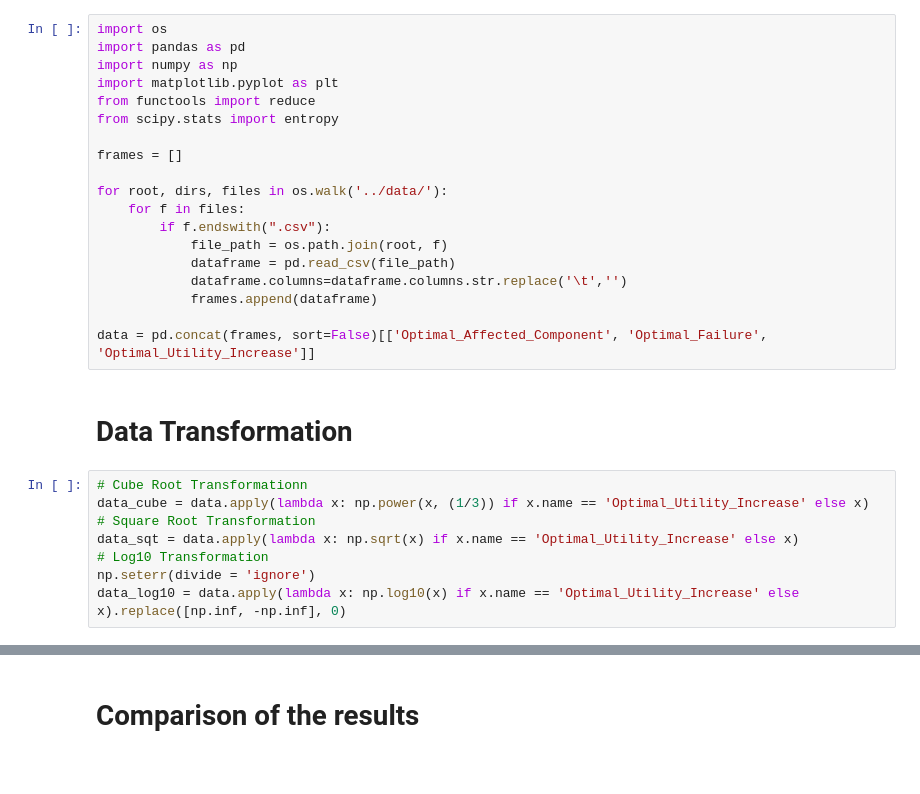
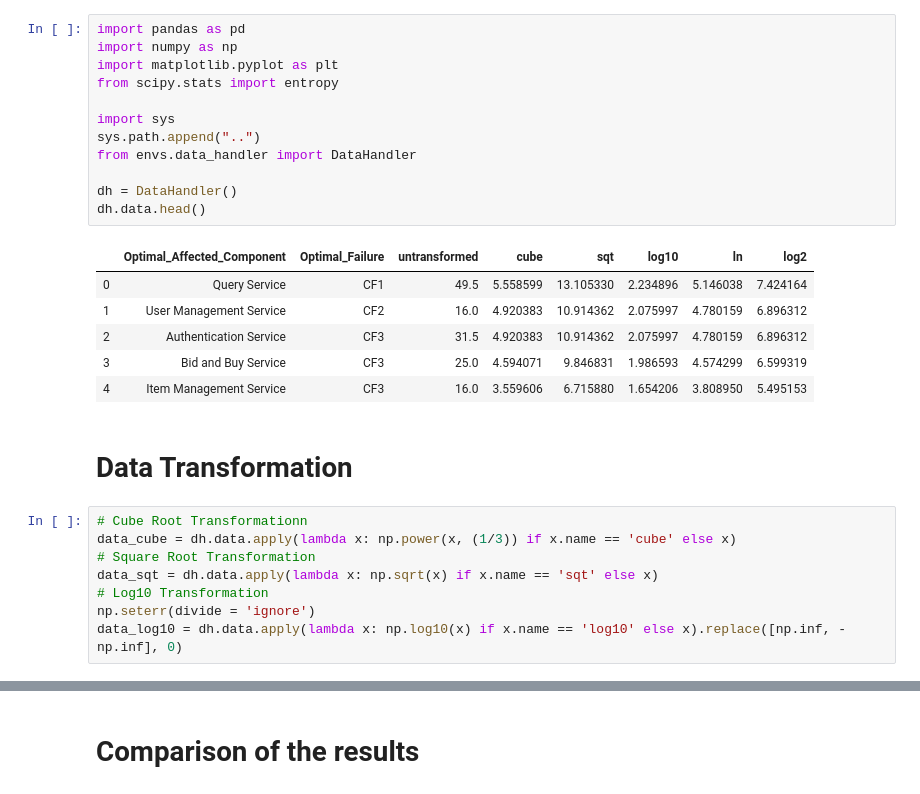
Before and after one commit to hpi-sam/rl-4-self-repair, a Jupyter notebook: data_analysis/data_transformation_analysis.ipynb, the cells around one changed output, grey strips where cells are left out. Cells and saved outputs as stored; diff of their text form.

```diff
--- a/data_analysis/data_transformation_analysis.ipynb
+++ b/data_analysis/data_transformation_analysis.ipynb
@@ -1,32 +1,32 @@
-# %%
-import os
-import pandas as pd
-import numpy as np
-import matplotlib.pyplot as plt
-from functools import reduce
-from scipy.stats import entropy
-
-frames = []
-
-for root, dirs, files in os.walk('../data/'):
-    for f in files:
-        if f.endswith(".csv"):
-            file_path = os.path.join(root, f)
-            dataframe = pd.read_csv(file_path)
-            dataframe.columns=dataframe.columns.str.replace('\t','')
-            frames.append(dataframe)
-
-data = pd.concat(frames, sort=False)[['Optimal_Affected_Component', 'Optimal_Failure', 'Optimal_Utility_Increase']]
+# %%
+import pandas as pd
+import numpy as np
+import matplotlib.pyplot as plt
+from scipy.stats import entropy
+
+import sys
+sys.path.append("..")
+from envs.data_handler import DataHandler
+
+dh = DataHandler()
+dh.data.head()
+# %% [output]
+|  | Optimal_Affected_Component | Optimal_Failure | untransformed | cube | sqt | log10 | ln | log2 |
+| 0 | Query Service | CF1 | 49.5 | 5.558599 | 13.105330 | 2.234896 | 5.146038 | 7.424164 |
+| 1 | User Management Service | CF2 | 16.0 | 4.920383 | 10.914362 | 2.075997 | 4.780159 | 6.896312 |
+| 2 | Authentication Service | CF3 | 31.5 | 4.920383 | 10.914362 | 2.075997 | 4.780159 | 6.896312 |
+| 3 | Bid and Buy Service | CF3 | 25.0 | 4.594071 | 9.846831 | 1.986593 | 4.574299 | 6.599319 |
+| 4 | Item Management Service | CF3 | 16.0 | 3.559606 | 6.715880 | 1.654206 | 3.808950 | 5.495153 |
 # %% [markdown]
 # Data Transformation
 # %%
 # Cube Root Transformationn
-data_cube = data.apply(lambda x: np.power(x, (1/3)) if x.name == 'Optimal_Utility_Increase' else x)
+data_cube = dh.data.apply(lambda x: np.power(x, (1/3)) if x.name == 'cube' else x)
 # Square Root Transformation
-data_sqt = data.apply(lambda x: np.sqrt(x) if x.name == 'Optimal_Utility_Increase' else x)
+data_sqt = dh.data.apply(lambda x: np.sqrt(x) if x.name == 'sqt' else x)
 # Log10 Transformation
 np.seterr(divide = 'ignore')
-data_log10 = data.apply(lambda x: np.log10(x) if x.name == 'Optimal_Utility_Increase' else x).replace([np.inf, -np.inf], 0)
+data_log10 = dh.data.apply(lambda x: np.log10(x) if x.name == 'log10' else x).replace([np.inf, -np.inf], 0)
 # %%
 # analyzing historgams
 fig = plt.figure()
```
Also changed, not shown: parts of 6 cells of this notebook, 6 other files.
